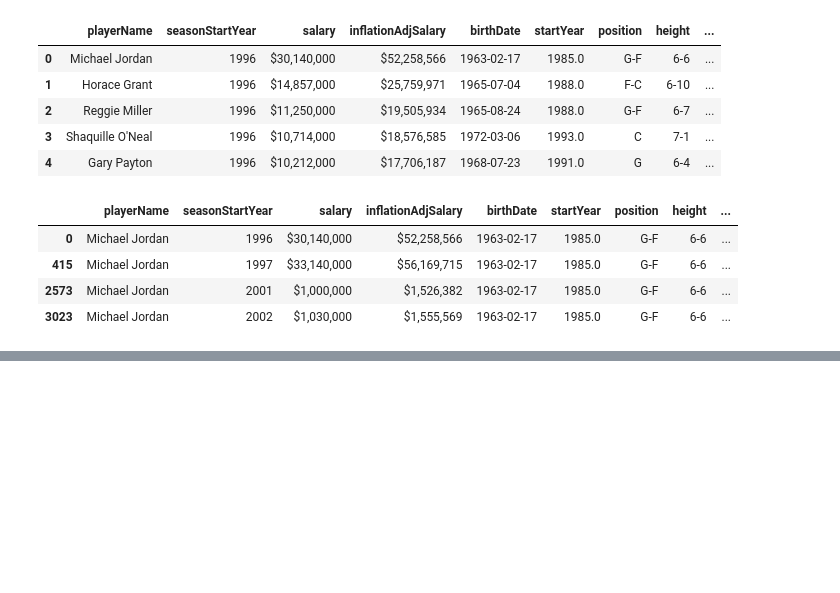
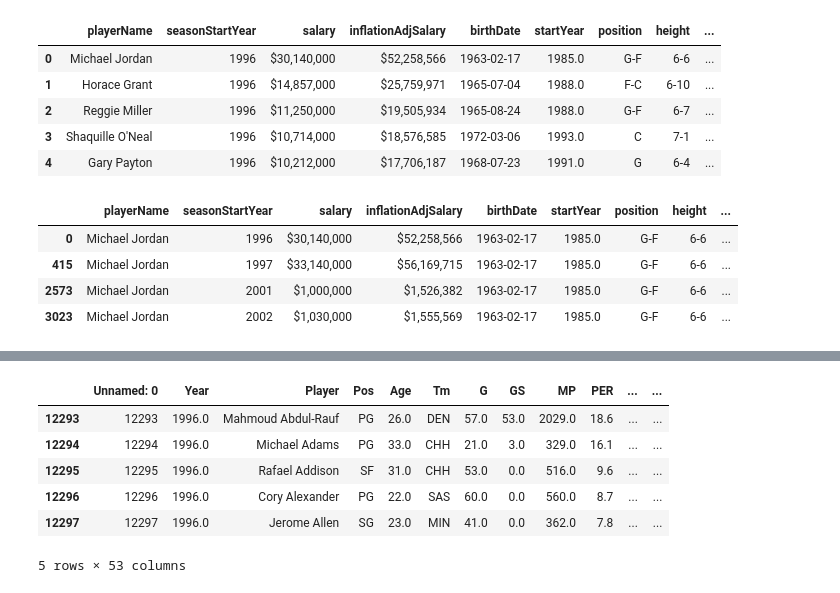
Before and after one commit to RiyaAg/EECS-545---Predicting-NBA-Player-s-Salary, a Jupyter notebook: ml_clean_data.ipynb, the cells around one changed output, grey strips where cells are left out. Cells and saved outputs as stored; diff of their text form; code cells hidden in the pictures; blank space fills up the shorter version.

```diff
--- a/ml_clean_data.ipynb
+++ b/ml_clean_data.ipynb
@@ -102,0 +142,12 @@ rows
+# %%
+seasons = pd.read_csv('/content/drive/MyDrive/ml-project/data/Seasons_Stats.csv')
+seasons = seasons[seasons['Year'] >= 1996]
+seasons.head()
+# %% [output]
+|  | Unnamed: 0 | Year | Player | Pos | Age | Tm | G | GS | MP | PER | ... | ... |
+| 12293 | 12293 | 1996.0 | Mahmoud Abdul-Rauf | PG | 26.0 | DEN | 57.0 | 53.0 | 2029.0 | 18.6 | ... | ... |
+| 12294 | 12294 | 1996.0 | Michael Adams | PG | 33.0 | CHH | 21.0 | 3.0 | 329.0 | 16.1 | ... | ... |
+| 12295 | 12295 | 1996.0 | Rafael Addison | SF | 31.0 | CHH | 53.0 | 0.0 | 516.0 | 9.6 | ... | ... |
+| 12296 | 12296 | 1996.0 | Cory Alexander | PG | 22.0 | SAS | 60.0 | 0.0 | 560.0 | 8.7 | ... | ... |
+| 12297 | 12297 | 1996.0 | Jerome Allen | SG | 23.0 | MIN | 41.0 | 0.0 | 362.0 | 7.8 | ... | ... |
+5 rows × 53 columns
```
Also changed, not shown: parts of 11 cells of this notebook, 2 other files.
